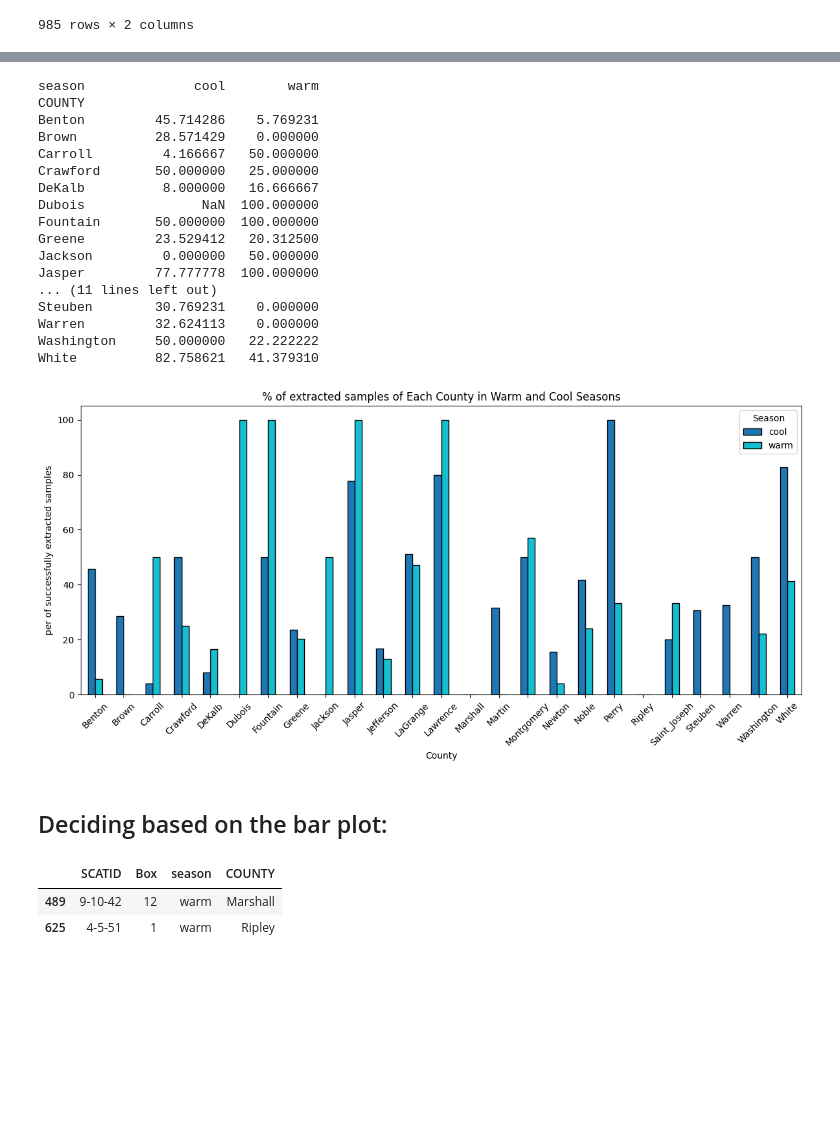
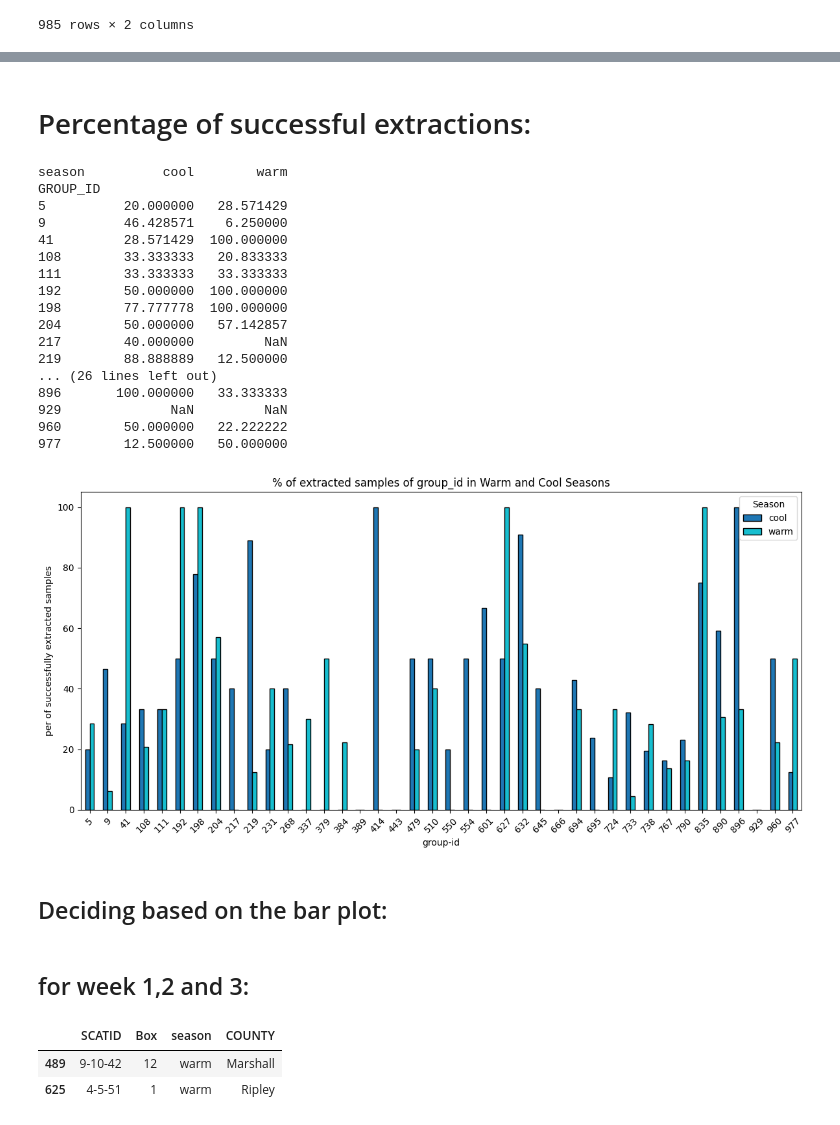
Before and after one commit to poudelmohit/carnivore_scat_samples_extraction, a Jupyter notebook: listing_samples_to_extract.ipynb, the cells around one changed output, grey strips where cells are left out. Drawn from its saved outputs; the diff is of its cells as text; code cells hidden in the pictures; blank space fills up the shorter version.

```diff
--- a/listing_samples_to_extract.ipynb
+++ b/listing_samples_to_extract.ipynb
@@ -55,7 +58,7 @@ Index(['CONDITION', 'COUNTY', 'DATE', 'EASTING', 'HUMIDITY', 'ICE?',
 
 # delete vacant and unwanted column:
 carnivore_working_db.drop(columns=["Freezer", "EASTING", "NORTHING", "YEAR", "TIME"], axis=1, inplace=True)
-box_G.drop(columns = ["EASTING", "NORTHING", "YEAR", "TIME"], axis=1, inplace=True)
+box_G.drop(columns = ["EASTING", "NORTHING", "YEAR", "TIME",  "Unnamed: 16", "Unnamed: 17", "Unnamed: 18"], axis=1, inplace=True)
 
 # renaming column name for consistency:
 box_G.rename(columns={"box assignment":"Box"}, inplace=True)
@@ -390,0 +414,8 @@ merged_indiana_samples[['SCATID','status','GROUP_ID','season','Box','DATE','COND
+# %%
+cierra_extractions_w1 = ['4-5-51', '4-14-194', '3-8-169', '4-9-73', '3-14-171', '3-16-148', '3-16-149', '3-19-199']
+cierra_extractions_w2 = ['4-12-417','4-12-452','4-12-438','4-12-434','4-12-184','4-12-185','4-21-260','4-10-144','4-10-145','4-10-147']
+cierra_extractions_w3 = ['4-14-322','4-3-313', '4-14-308','3-6-191','4-11-102','4-11-101','3-6-192','3-15-451','3-15-453']
+
+overall_cierra_extractions = cierra_extractions_w1 + cierra_extractions_w2 + cierra_extractions_w3
+
+overall_cierra_extractions = [f"'{x}'" for x in overall_cierra_extractions]
@@ -391,2 +442,2 @@ merged_indiana_samples[['SCATID','status','GROUP_ID','season','Box','DATE','COND
 # %%
-merged_indiana_samples[merged_indiana_samples['SCATID'].isin(["'9-8-52'"])]
+merged_indiana_samples.loc[merged_indiana_samples['SCATID'].isin(overall_cierra_extractions),'status'] = 'cierra_extractions'
@@ -396,46 +463,50 @@ merged_indiana_samples[merged_indiana_samples['SCATID'].isin(["'9-8-52'"])]
 # %%
 # Group by COUNTY and season and count occurrences
-extraction_count = combined_df[combined_df['status'] != "unextracted"][['COUNTY','season']].groupby(['COUNTY', 'season']).size().unstack(fill_value=0)
-available_count = combined_df[['COUNTY','season']].groupby(['COUNTY', 'season']).size().unstack(fill_value=0)
+extraction_count = merged_indiana_samples[merged_indiana_samples['status'] != "unextracted"][['GROUP_ID','season']].groupby(['GROUP_ID', 'season']).size().unstack(fill_value=0)
+available_count = merged_indiana_samples[['GROUP_ID','season']].groupby(['GROUP_ID', 'season']).size().unstack(fill_value=0)
+# %% [markdown]
+# Percentage of successful extractions:
 # %%
 perc_success = extraction_count/available_count * 100
 print(perc_success)
 # %% [output]
-season              cool        warm
-COUNTY
-Benton         45.714286    5.769231
-Brown          28.571429    0.000000
-Carroll         4.166667   50.000000
-Crawford       50.000000   25.000000
-DeKalb          8.000000   16.666667
-Dubois               NaN  100.000000
-Fountain       50.000000  100.000000
-Greene         23.529412   20.312500
-Jackson         0.000000   50.000000
-Jasper         77.777778  100.000000
-... (11 lines left out)
-Steuben        30.769231    0.000000
-Warren         32.624113    0.000000
-Washington     50.000000   22.222222
-White          82.758621   41.379310
+season          cool        warm
+GROUP_ID
+5          20.000000   28.571429
+9          46.428571    6.250000
+41         28.571429  100.000000
+108        33.333333   20.833333
+111        33.333333   33.333333
+192        50.000000  100.000000
+198        77.777778  100.000000
+204        50.000000   57.142857
+217        40.000000         NaN
+219        88.888889   12.500000
+... (26 lines left out)
+896       100.000000   33.333333
+929              NaN         NaN
+960        50.000000   22.222222
+977        12.500000   50.000000
 # %%
 
 
 # Plotting
 perc_success.plot(kind='bar', figsize=(12, 6), colormap='tab10', edgecolor='black')
 
-plt.title('% of extracted samples of Each County in Warm and Cool Seasons')
-plt.xlabel('County')
+plt.title('% of extracted samples of group_id in Warm and Cool Seasons')
+plt.xlabel('group-id')
 plt.ylabel('per of successfully extracted samples')
 plt.xticks(rotation=45)
 plt.legend(title='Season')
 plt.tight_layout()
 
 plt.show()
 # %% [output]
-[figure, old version]
+[figure, new version]
 # %% [markdown]
 ## Deciding based on the bar plot:
+# %% [markdown]
+## for week 1,2 and 3:
 # %%
 # NO extraction has been done from 'warm' season in Benton, Brown, DeKalb, LaGrange, Martin, Newton, Steuben, Warren, White
 # NO extraction has been done from 'cool' season in Dubois, Jackson,
```
Also changed, not shown: parts of 20 cells of this notebook.
